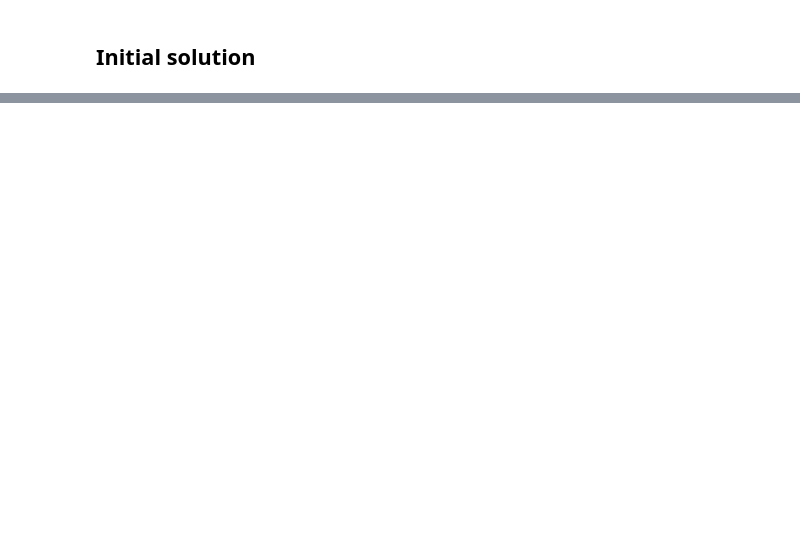
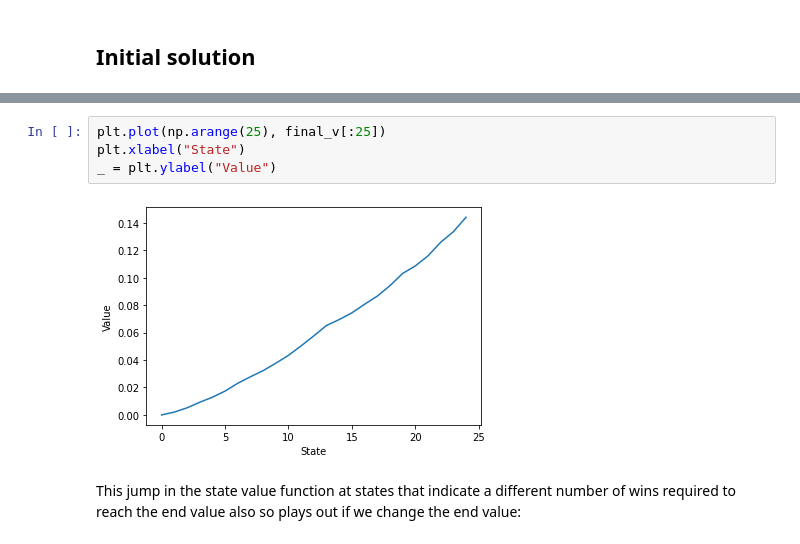
Before and after one commit to rcalef/suttonBarto2ndEd, a Jupyter notebook: ch4/ch4.ipynb, the cells around one changed output, grey strips where cells are left out. Cells and saved outputs as stored; diff of their text form; blank space fills up the shorter version.

```diff
--- a/ch4/ch4.ipynb
+++ b/ch4/ch4.ipynb
@@ -516,0 +530,8 @@ plt.scatter(np.arange(end_val), policy)
+# %%
+plt.plot(np.arange(25), final_v[:25])
+plt.xlabel("State")
+_ = plt.ylabel("Value")
+# %% [output]
+[figure, added]
+# %% [markdown]
+This jump in the state value function at states that indicate a different number of wins required to reach the end value also so plays out if we change the end value:
```
Also changed, not shown: parts of 27 cells of this notebook.
